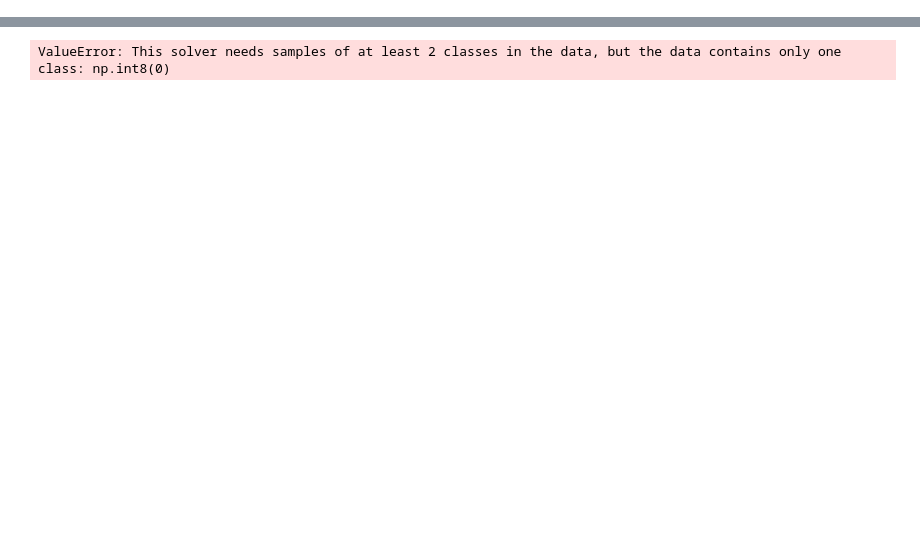
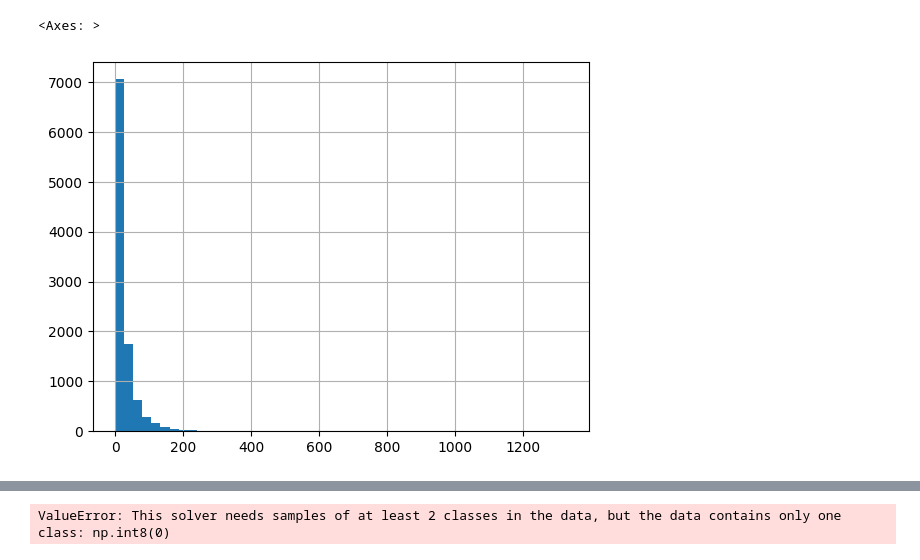
Before and after one commit to andifathir/Natural-Languange_Processing, a Jupyter notebook: Slang Classification/Data Preprocessing/preprocessing3.ipynb, the cells around one changed output, grey strips where cells are left out. Cells and saved outputs as stored; diff of their text form; code cells hidden in the pictures; blank space fills up the shorter version.

```diff
--- a/Slang Classification/Data Preprocessing/preprocessing3.ipynb
+++ b/Slang Classification/Data Preprocessing/preprocessing3.ipynb
@@ -97,0 +156,6 @@ memory usage: 31.4+ KB
+# %%
+df_eda['Word_count'] = df_eda['Text'].apply(lambda x: len(x.split()))
+df_eda['Word_count'].hist(bins=50)
+# %% [output]
+<Axes: >
+[figure, added]
```
Also changed, not shown: parts of 24 cells of this notebook, 7 other files.
